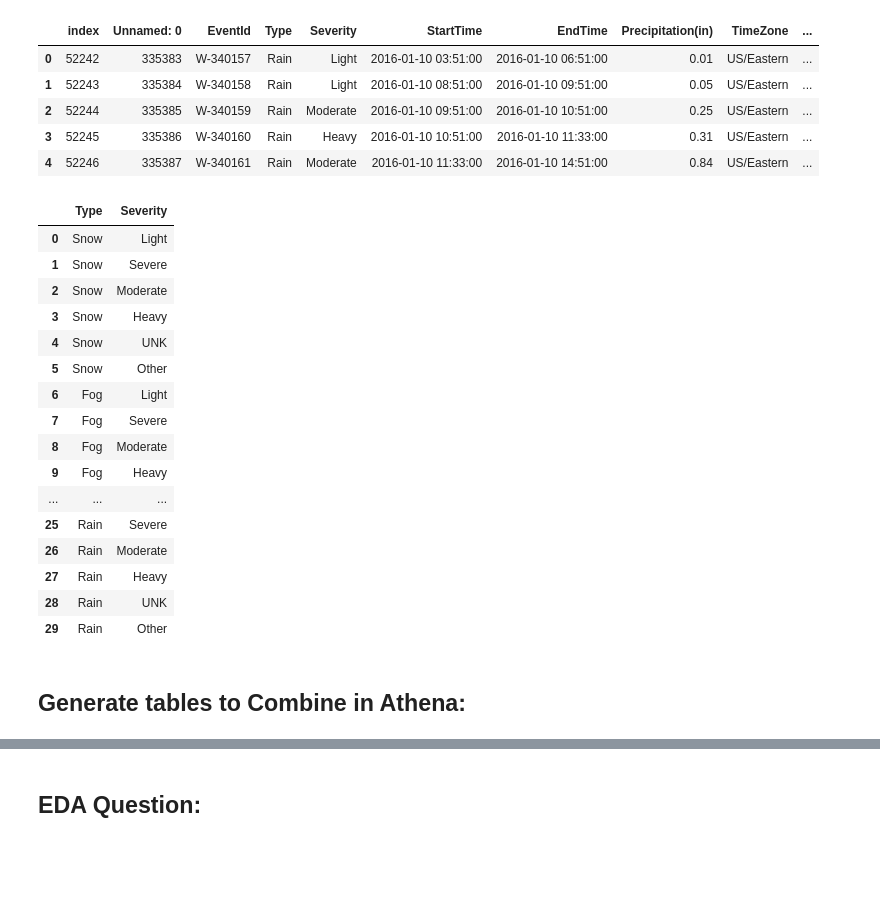
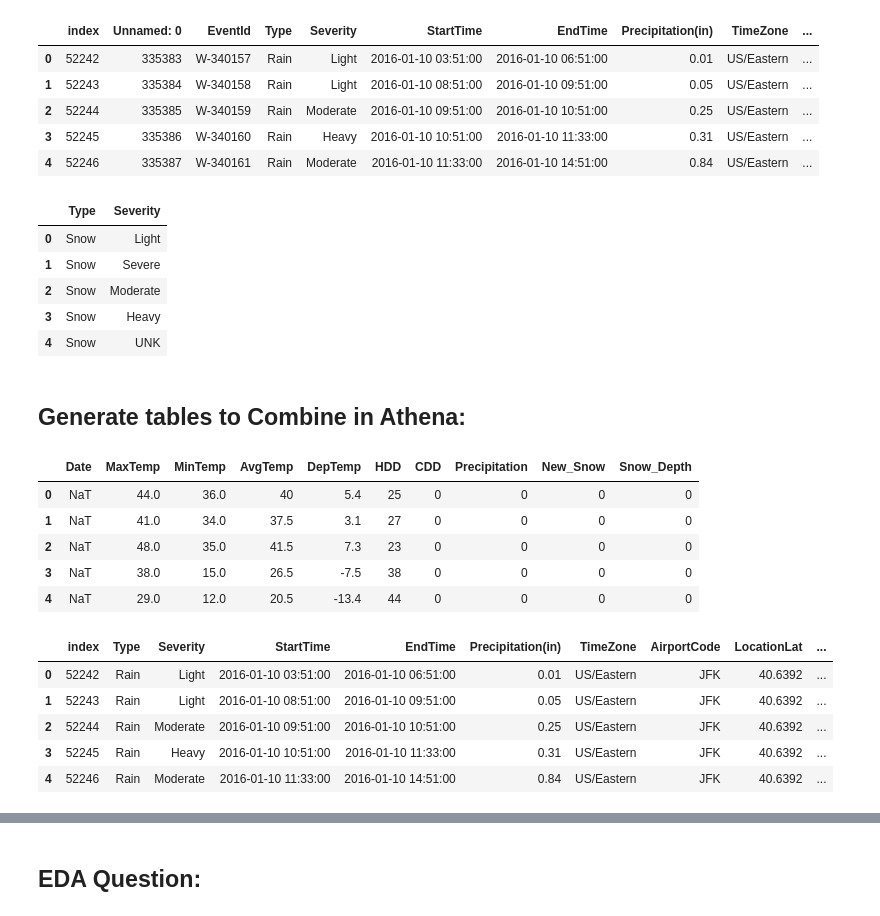
Before and after one commit to fausa/ADS508, a Jupyter notebook: Susy_EDA.ipynb, the cells around one changed output, grey strips where cells are left out. Drawn from its saved outputs; the diff is of its cells as text; code cells hidden in the pictures; blank space fills up the shorter version.

Commit message:
beginning athena tables

```diff
--- a/Susy_EDA.ipynb
+++ b/Susy_EDA.ipynb
@@ -426 +406,5 @@ weather_df['AirportCode'] = weather_df['AirportCode'].str[1:]
 flights_df['CRSDepTime'] = flights_df['CRSDepTime'].astype('string')
+# %%
+# Clean weather data by removing K in front of airport code:
+
+weather_df['AirportCode'] = weather_df['AirportCode'].str[1:]
@@ -542,24 +566,13 @@ dff_Weather_JFK.head()
 | 3 | 52245 | 335386 | W-340160 | Rain | Heavy | 2016-01-10 10:51:00 | 2016-01-10 11:33:00 | 0.31 | US/Eastern | ... |
 | 4 | 52246 | 335387 | W-340161 | Rain | Moderate | 2016-01-10 11:33:00 | 2016-01-10 14:51:00 | 0.84 | US/Eastern | ... |
 # %%
-Weather_comb_var.head(30)
+Weather_comb_var.head()
 # %% [output]
 |  | Type | Severity |
 | 0 | Snow | Light |
 | 1 | Snow | Severe |
 | 2 | Snow | Moderate |
 | 3 | Snow | Heavy |
 | 4 | Snow | UNK |
-| 5 | Snow | Other |
-| 6 | Fog | Light |
-| 7 | Fog | Severe |
-| 8 | Fog | Moderate |
-| 9 | Fog | Heavy |
-| ... | ... | ... |
-| 25 | Rain | Severe |
-| 26 | Rain | Moderate |
-| 27 | Rain | Heavy |
-| 28 | Rain | UNK |
-| 29 | Rain | Other |
 # %% [markdown]
 ## Generate tables to Combine in Athena:
@@ -565,0 +581,9 @@ Weather_comb_var.head(30)
+# %%
+JFK_weather_data.head()
+# %% [output]
+|  | Date | MaxTemp | MinTemp | AvgTemp | DepTemp | HDD | CDD | Precipitation | New_Snow | Snow_Depth |
+| 0 | NaT | 44.0 | 36.0 | 40 | 5.4 | 25 | 0 | 0 | 0 | 0 |
+| 1 | NaT | 41.0 | 34.0 | 37.5 | 3.1 | 27 | 0 | 0 | 0 | 0 |
+| 2 | NaT | 48.0 | 35.0 | 41.5 | 7.3 | 23 | 0 | 0 | 0 | 0 |
+| 3 | NaT | 38.0 | 15.0 | 26.5 | -7.5 | 38 | 0 | 0 | 0 | 0 |
+| 4 | NaT | 29.0 | 12.0 | 20.5 | -13.4 | 44 | 0 | 0 | 0 | 0 |
@@ -565,0 +600,9 @@ Weather_comb_var.head(30)
+# %%
+dff_Weather_JFK.head()
+# %% [output]
+|  | index | Type | Severity | StartTime | EndTime | Precipitation(in) | TimeZone | AirportCode | LocationLat | ... |
+| 0 | 52242 | Rain | Light | 2016-01-10 03:51:00 | 2016-01-10 06:51:00 | 0.01 | US/Eastern | JFK | 40.6392 | ... |
+| 1 | 52243 | Rain | Light | 2016-01-10 08:51:00 | 2016-01-10 09:51:00 | 0.05 | US/Eastern | JFK | 40.6392 | ... |
+| 2 | 52244 | Rain | Moderate | 2016-01-10 09:51:00 | 2016-01-10 10:51:00 | 0.25 | US/Eastern | JFK | 40.6392 | ... |
+| 3 | 52245 | Rain | Heavy | 2016-01-10 10:51:00 | 2016-01-10 11:33:00 | 0.31 | US/Eastern | JFK | 40.6392 | ... |
+| 4 | 52246 | Rain | Moderate | 2016-01-10 11:33:00 | 2016-01-10 14:51:00 | 0.84 | US/Eastern | JFK | 40.6392 | ... |
```
Also changed, not shown: parts of 30 cells of this notebook.
